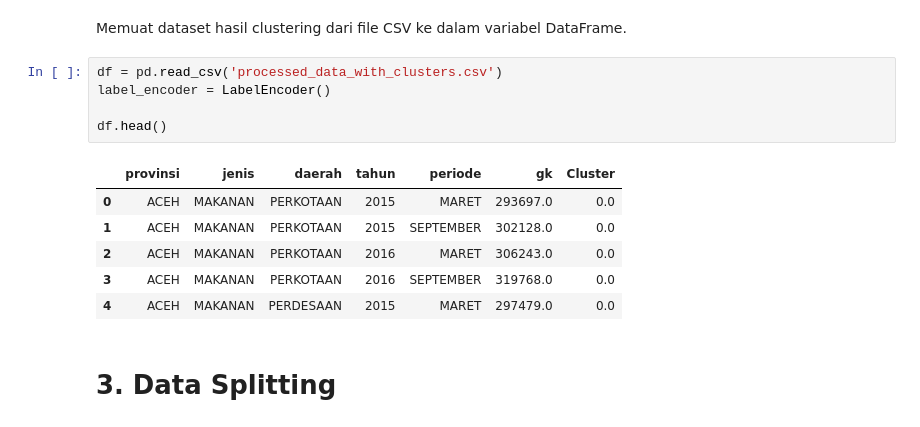
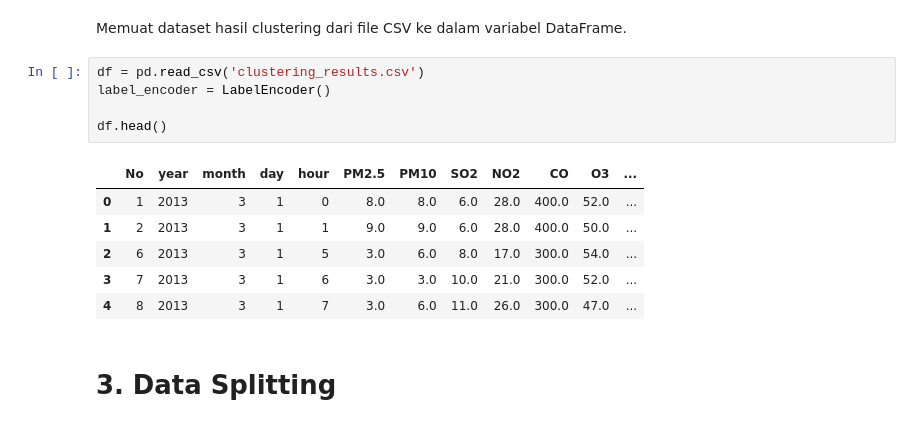
Before and after one commit to rizalgianf/Proyek-ML-Clustering_Klasifikasi, a Jupyter notebook: [Klasifikasi]_Submission_Akhir_BMLP_Rizal.ipynb, the cells around one changed output. Saved outputs shown, nothing was run; the diff lists cells and outputs as text.

```diff
--- a/[Klasifikasi]_Submission_Akhir_BMLP_Rizal.ipynb
+++ b/[Klasifikasi]_Submission_Akhir_BMLP_Rizal.ipynb
@@ -15,17 +15,17 @@ from sklearn.preprocessing import LabelEncoder
 # %% [markdown]
 Memuat dataset hasil clustering dari file CSV ke dalam variabel DataFrame.
 # %%
-df = pd.read_csv('processed_data_with_clusters.csv')
+df = pd.read_csv('clustering_results.csv')
 label_encoder = LabelEncoder()
 
 df.head()
 # %% [output]
-|  | provinsi | jenis | daerah | tahun | periode | gk | Cluster |
-| 0 | ACEH | MAKANAN | PERKOTAAN | 2015 | MARET | 293697.0 | 0.0 |
-| 1 | ACEH | MAKANAN | PERKOTAAN | 2015 | SEPTEMBER | 302128.0 | 0.0 |
-| 2 | ACEH | MAKANAN | PERKOTAAN | 2016 | MARET | 306243.0 | 0.0 |
-| 3 | ACEH | MAKANAN | PERKOTAAN | 2016 | SEPTEMBER | 319768.0 | 0.0 |
-| 4 | ACEH | MAKANAN | PERDESAAN | 2015 | MARET | 297479.0 | 0.0 |
+|  | No | year | month | day | hour | PM2.5 | PM10 | SO2 | NO2 | CO | O3 | ... |
+| 0 | 1 | 2013 | 3 | 1 | 0 | 8.0 | 8.0 | 6.0 | 28.0 | 400.0 | 52.0 | ... |
+| 1 | 2 | 2013 | 3 | 1 | 1 | 9.0 | 9.0 | 6.0 | 28.0 | 400.0 | 50.0 | ... |
+| 2 | 6 | 2013 | 3 | 1 | 5 | 3.0 | 6.0 | 8.0 | 17.0 | 300.0 | 54.0 | ... |
+| 3 | 7 | 2013 | 3 | 1 | 6 | 3.0 | 3.0 | 10.0 | 21.0 | 300.0 | 52.0 | ... |
+| 4 | 8 | 2013 | 3 | 1 | 7 | 3.0 | 6.0 | 11.0 | 26.0 | 300.0 | 47.0 | ... |
 # %% [markdown]
 # **3. Data Splitting**
 # %% [markdown]
```
Also changed, not shown: parts of 12 cells of this notebook.
